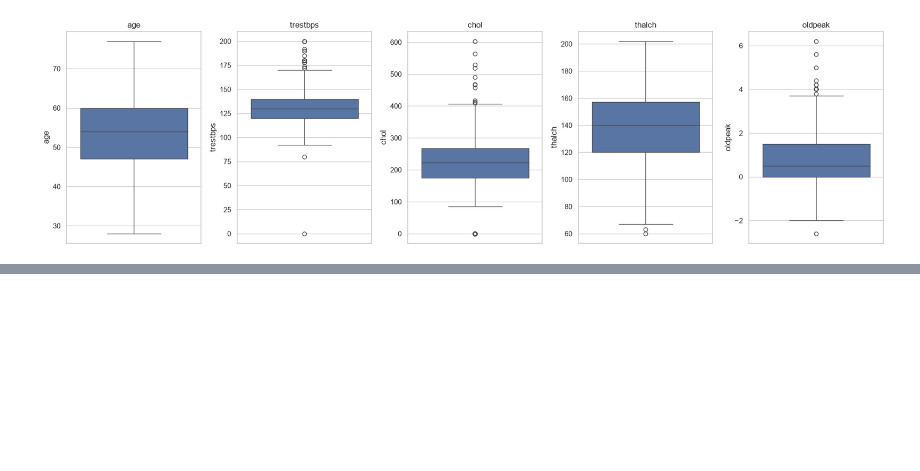
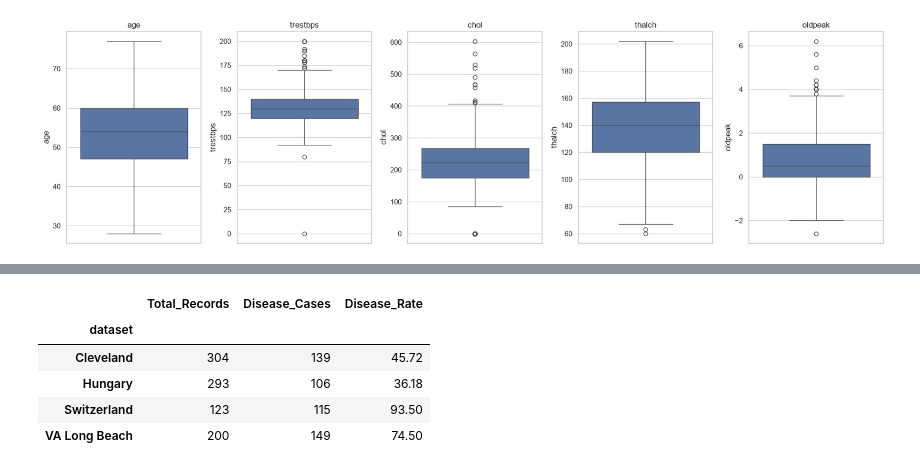
Before and after one commit to abdulrehman142/Cardiofy, a Jupyter notebook: notebooks/01_exploratory_data_analysis.ipynb, the cells around one changed output, grey strips where cells are left out. Saved outputs shown, nothing was run; the diff lists cells and outputs as text; code cells hidden in the pictures; blank space fills up the shorter version.

```diff
--- a/notebooks/01_exploratory_data_analysis.ipynb
+++ b/notebooks/01_exploratory_data_analysis.ipynb
@@ -248,0 +248,22 @@ KeyError: "['hospital'] not found in axis"
+# %%
+hospital_summary = (
+    df.assign(target=df["num"].gt(0).astype(int))
+    .groupby("dataset")
+    .agg(
+        Total_Records=("target", "size"),
+        Disease_Cases=("target", "sum"),
+        Disease_Rate=("target", "mean")
+    )
+)
+
+hospital_summary["Disease_Rate"] *= 100
+hospital_summary["Disease_Rate"] = hospital_summary["Disease_Rate"].round(2)
+
+display(hospital_summary)
+# %% [output]
+|  | Total_Records | Disease_Cases | Disease_Rate |
+| dataset |  |  |  |
+| Cleveland | 304 | 139 | 45.72 |
+| Hungary | 293 | 106 | 36.18 |
+| Switzerland | 123 | 115 | 93.50 |
+| VA Long Beach | 200 | 149 | 74.50 |
```
Also changed, not shown: parts of 4 cells of this notebook, 12 other files.
